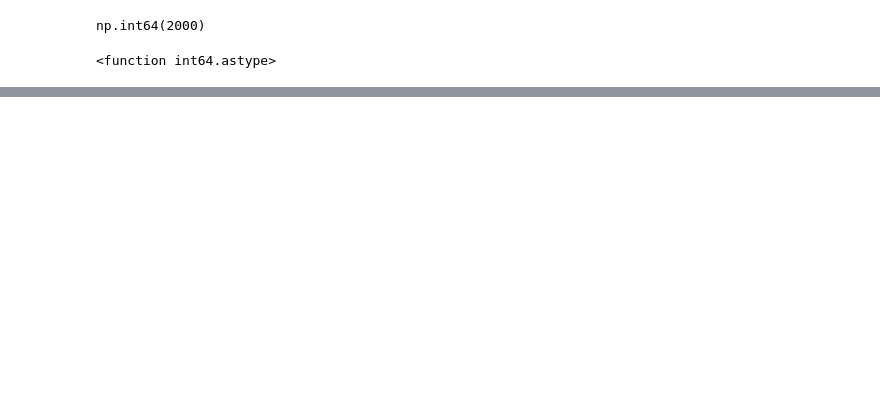
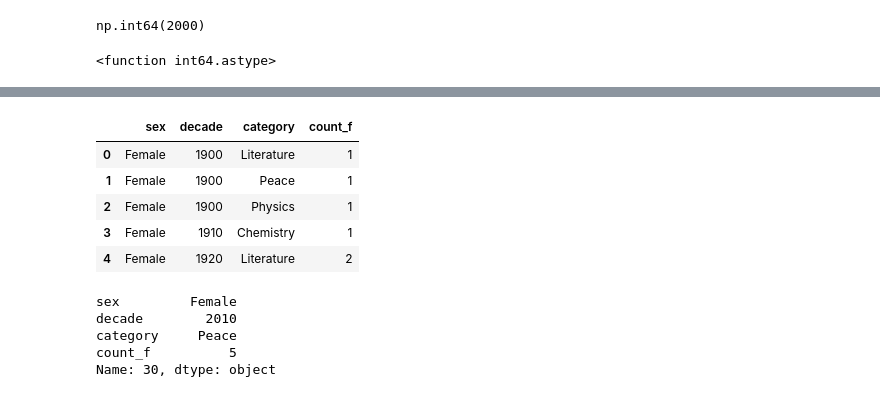
Before and after one commit to od031285/Python_Projects, a Jupyter notebook: nobel.ipynb, the cells around one changed output, grey strips where cells are left out. Drawn from its saved outputs; the diff is of its cells as text; code cells hidden in the pictures; blank space fills up the shorter version.

```diff
--- a/nobel.ipynb
+++ b/nobel.ipynb
@@ -73,0 +96,20 @@ max_decade_usa.astype
+# %%
+max_female=df[df['sex']=='Female'][['sex','decade','category']]
+max_female=max_female.groupby(['sex','decade','category']).agg(count_f=('sex','count')).reset_index()
+max_female.head()
+# %% [output]
+|  | sex | decade | category | count_f |
+| 0 | Female | 1900 | Literature | 1 |
+| 1 | Female | 1900 | Peace | 1 |
+| 2 | Female | 1900 | Physics | 1 |
+| 3 | Female | 1910 | Chemistry | 1 |
+| 4 | Female | 1920 | Literature | 2 |
+# %%
+max_row = max_female.loc[max_female['count_f'].idxmax()]
+max_row
+# %% [output]
+sex         Female
+decade        2010
+category     Peace
+count_f          5
+Name: 30, dtype: object
```
Also changed, not shown: parts of 6 cells of this notebook.
